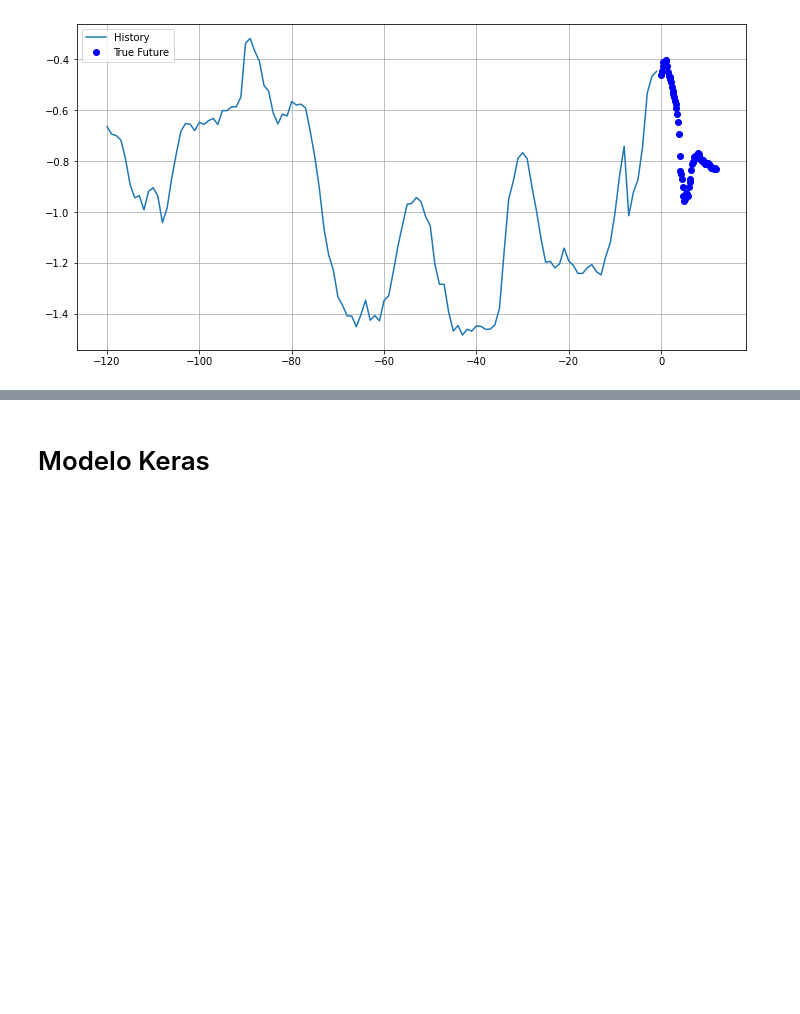
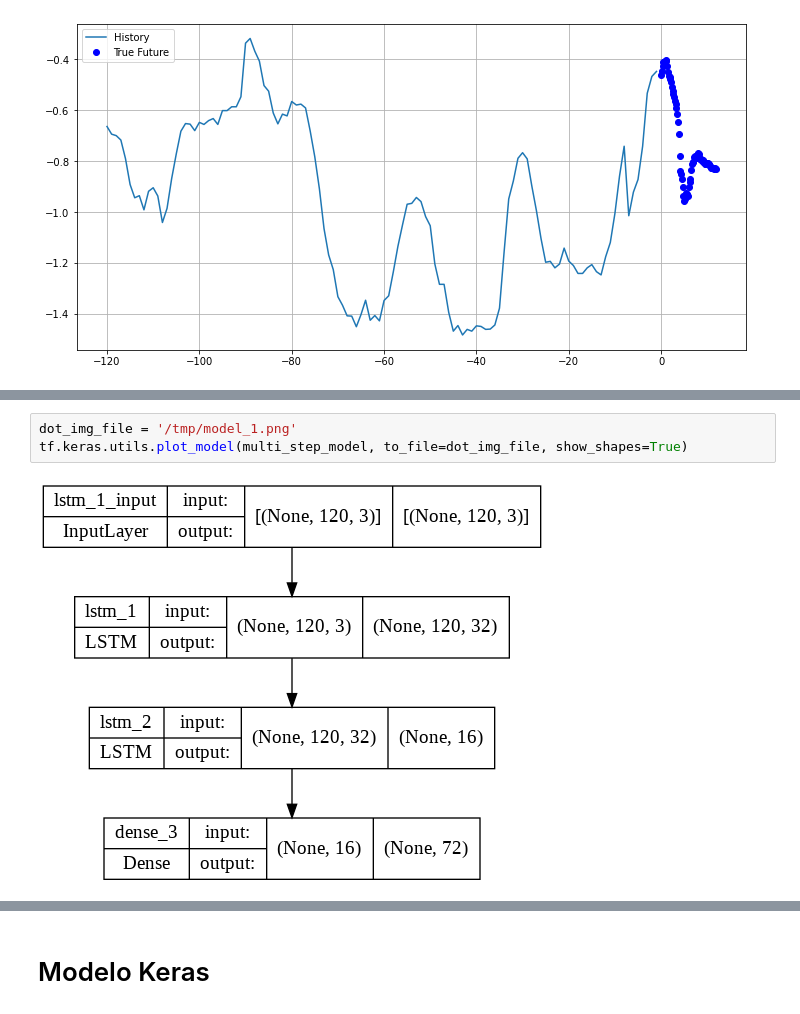
Before and after one commit to SauloHenriqueAguiar/LSTMSerieTemporalESP32, a Jupyter notebook: multvartreino/LSTMMultivariaveisMicrocontroller.ipynb, the cells around one changed output, grey strips where cells are left out. Drawn from its saved outputs; the diff is of its cells as text; blank space fills up the shorter version.

```diff
--- a/multvartreino/LSTMMultivariaveisMicrocontroller.ipynb
+++ b/multvartreino/LSTMMultivariaveisMicrocontroller.ipynb
@@ -370,3 +396,8 @@ _________________________________________________________________
+# %%
+dot_img_file = '/tmp/model_1.png'
+tf.keras.utils.plot_model(multi_step_model, to_file=dot_img_file, show_shapes=True)
+# %% [output]
+[figure, added]
 # %%
 # previsão de algumas séries temporais
 for x, y in val_data_multi.take(10):
```
Also changed, not shown: parts of 21 cells of this notebook.
